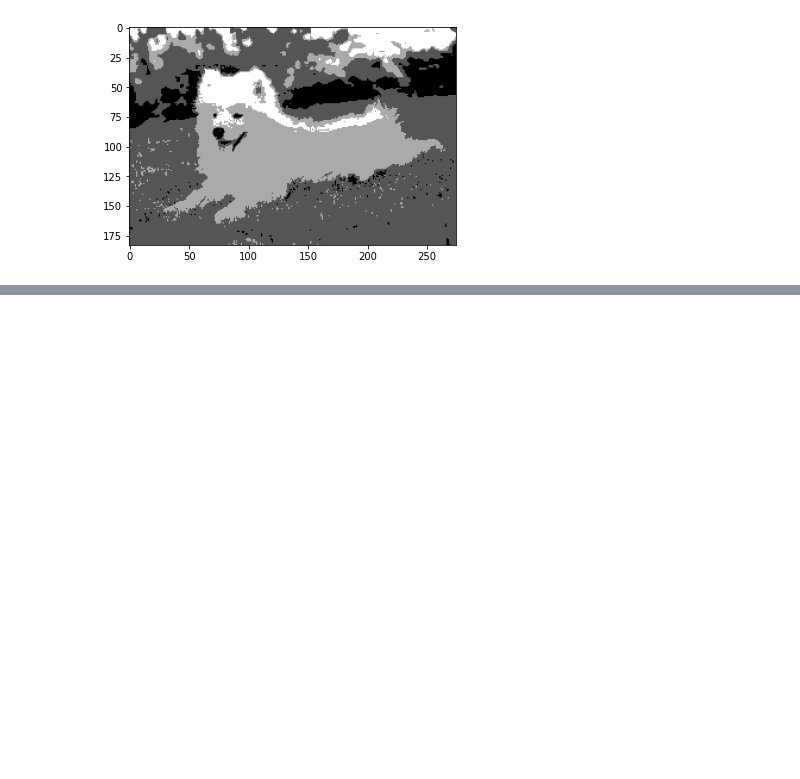
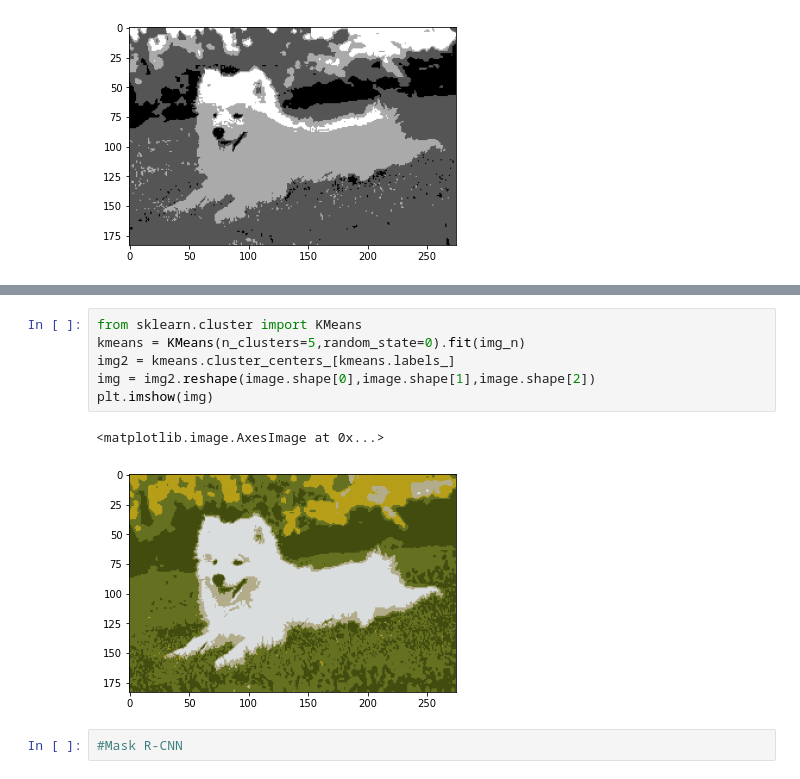
Before and after one commit to kamleshbiloniya/DeepLearningProjects, a Jupyter notebook: segmentation/segmentation.ipynb, the cells around one changed output, grey strips where cells are left out. Cells and saved outputs as stored; diff of their text form; blank space fills up the shorter version.

```diff
--- a/segmentation/segmentation.ipynb
+++ b/segmentation/segmentation.ipynb
@@ -50,0 +62,11 @@ plt.imshow(gray, cmap='gray')
+# %%
+from sklearn.cluster import KMeans
+kmeans = KMeans(n_clusters=5,random_state=0).fit(img_n)
+img2 = kmeans.cluster_centers_[kmeans.labels_]
+img = img2.reshape(image.shape[0],image.shape[1],image.shape[2])
+plt.imshow(img)
+# %% [output]
+<matplotlib.image.AxesImage at 0x...>
+[figure, added]
+# %%
+#Mask R-CNN
```
Also changed, not shown: parts of 1 cell of this notebook, 1 other file.
